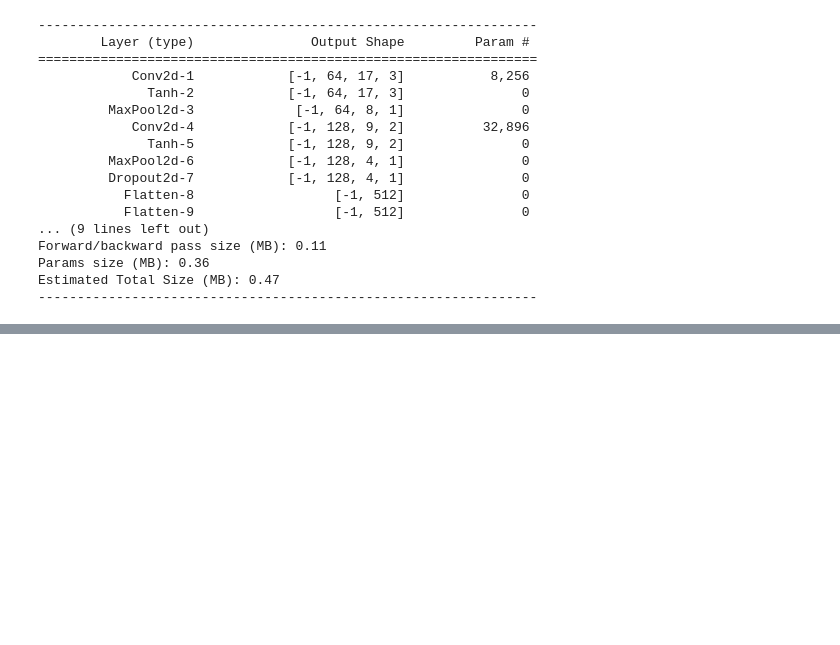
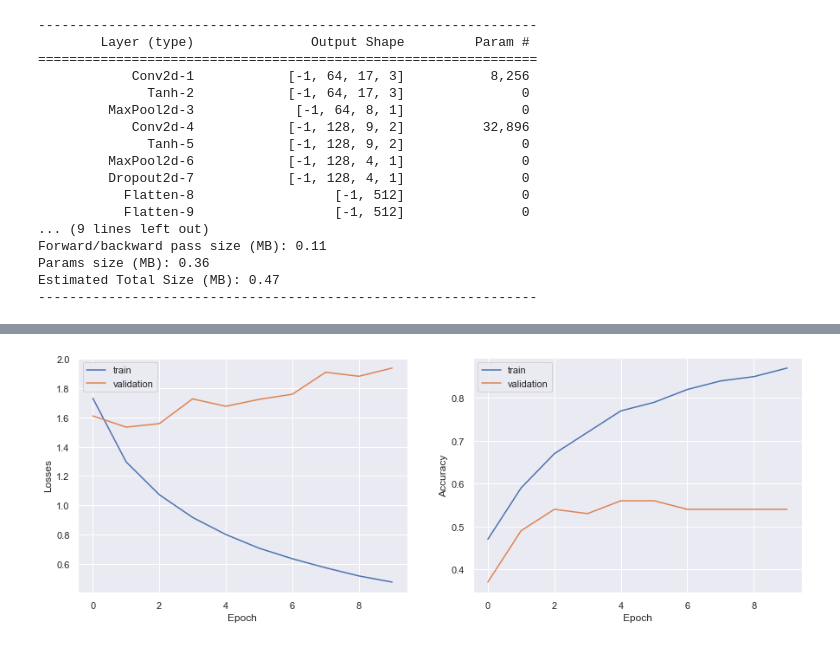
Before and after one commit to noahmatsuyoshi/msds631-final-project, a Jupyter notebook: notebook/signal_model_3D.ipynb, the cells around one changed output, grey strips where cells are left out. Saved outputs shown, nothing was run; the diff lists cells and outputs as text; code cells hidden in the pictures; blank space fills up the shorter version.

Commit message:
CNN 3D results

```diff
--- a/notebook/signal_model_3D.ipynb
+++ b/notebook/signal_model_3D.ipynb
@@ -251,0 +268,22 @@ plot_results(train_losses, valid_losses, train_accs, valid_accs)
+# %%
+def plot_results(train_loss, val_loss, train_acc, val_acc, save=False):
+    sns.set_theme()
+    fig, axes = plt.subplots(1,2, figsize=(15,5))
+    axes[0].plot(train_loss, label='train')
+    axes[0].plot(val_loss, label='validation')
+    axes[0].set_xlabel('Epoch')
+    axes[0].set_ylabel('Losses')
+    axes[0].legend()
+
+    axes[1].plot(train_acc, label='train')
+    axes[1].plot(val_acc, label='validation')
+    axes[1].set_xlabel('Epoch')
+    axes[1].set_ylabel('Accuracy')
+    axes[1].legend()
+
+    if save:
+        plt.savefig('3d', dpi=150)
+# %%
+plot_results(train_losses, valid_losses, train_accs, valid_accs, save=True)
+# %% [output]
+[figure, added]
```
Also changed, not shown: parts of 5 cells of this notebook, 5 other files.
